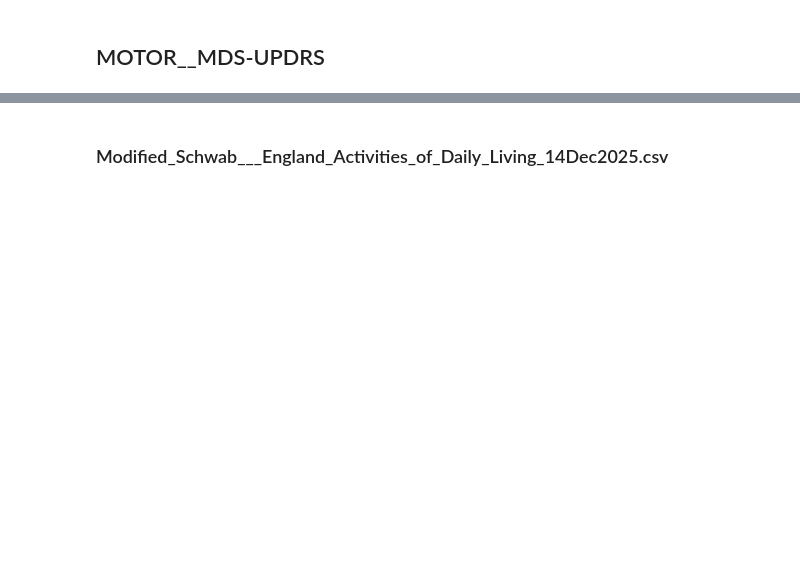
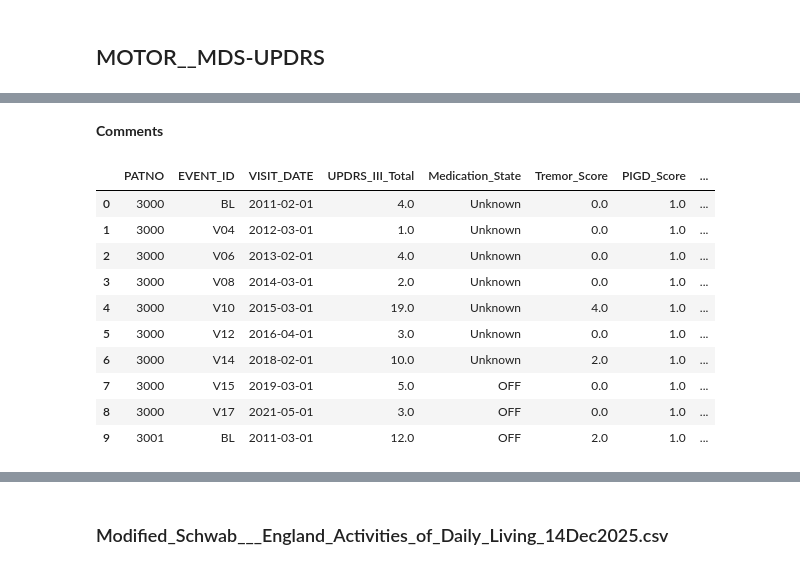
Before and after one commit to vutuongvy101/multimodal-pd-progression, a Jupyter notebook: Experiment/preprocessing/sri_hri_model 2.ipynb, the cells around one changed output, grey strips where cells are left out. Drawn from its saved outputs; the diff is of its cells as text; code cells hidden in the pictures; blank space fills up the shorter version.

```diff
--- a/Experiment/preprocessing/sri_hri_model 2.ipynb
+++ b/Experiment/preprocessing/sri_hri_model 2.ipynb
@@ -287,0 +442,16 @@ master_df.head(20)
+# %% [markdown]
+**Comments**
+# %%
+updrs_iii_df.head(10)
+# %% [output]
+|  | PATNO | EVENT_ID | VISIT_DATE | UPDRS_III_Total | Medication_State | Tremor_Score | PIGD_Score | ... |
+| 0 | 3000 | BL | 2011-02-01 | 4.0 | Unknown | 0.0 | 1.0 | ... |
+| 1 | 3000 | V04 | 2012-03-01 | 1.0 | Unknown | 0.0 | 1.0 | ... |
+| 2 | 3000 | V06 | 2013-02-01 | 4.0 | Unknown | 0.0 | 1.0 | ... |
+| 3 | 3000 | V08 | 2014-03-01 | 2.0 | Unknown | 0.0 | 1.0 | ... |
+| 4 | 3000 | V10 | 2015-03-01 | 19.0 | Unknown | 4.0 | 1.0 | ... |
+| 5 | 3000 | V12 | 2016-04-01 | 3.0 | Unknown | 0.0 | 1.0 | ... |
+| 6 | 3000 | V14 | 2018-02-01 | 10.0 | Unknown | 2.0 | 1.0 | ... |
+| 7 | 3000 | V15 | 2019-03-01 | 5.0 | OFF | 0.0 | 1.0 | ... |
+| 8 | 3000 | V17 | 2021-05-01 | 3.0 | OFF | 0.0 | 1.0 | ... |
+| 9 | 3001 | BL | 2011-03-01 | 12.0 | OFF | 2.0 | 1.0 | ... |
```
Also changed, not shown: parts of 32 cells of this notebook.
